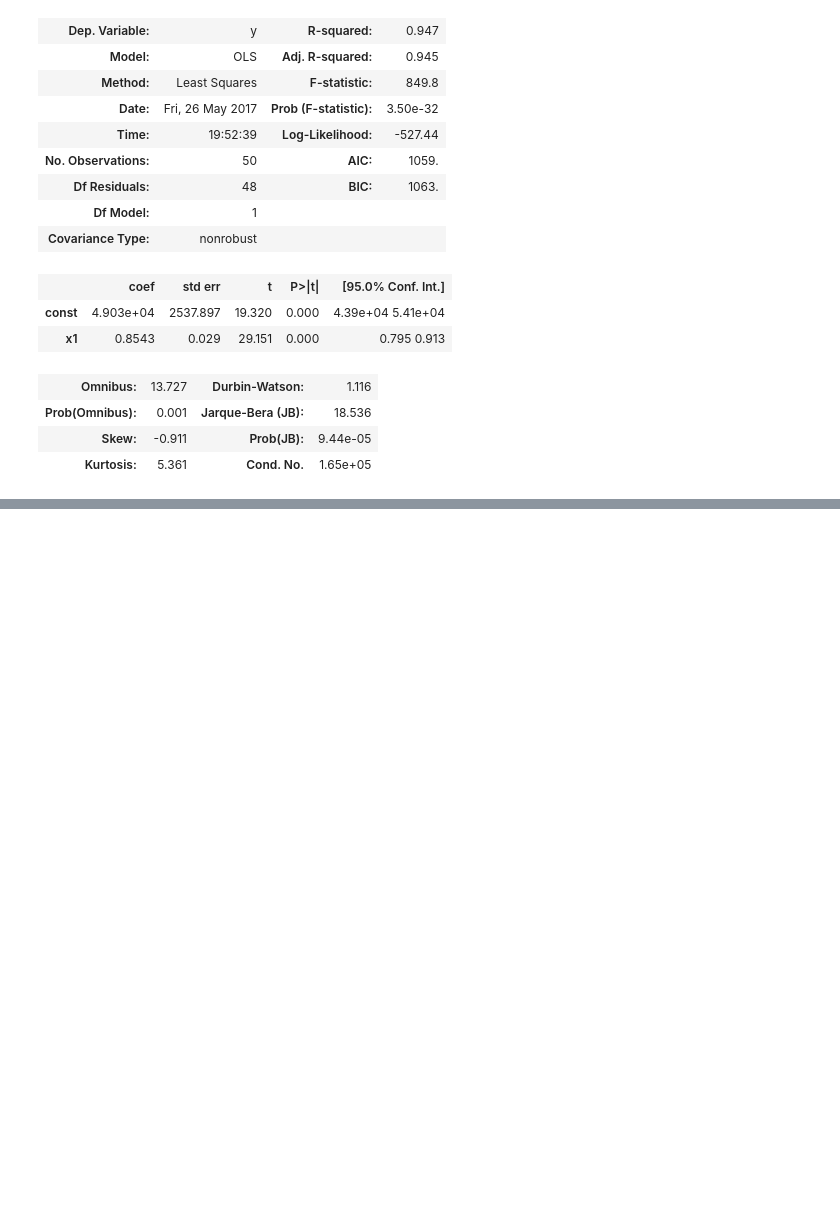
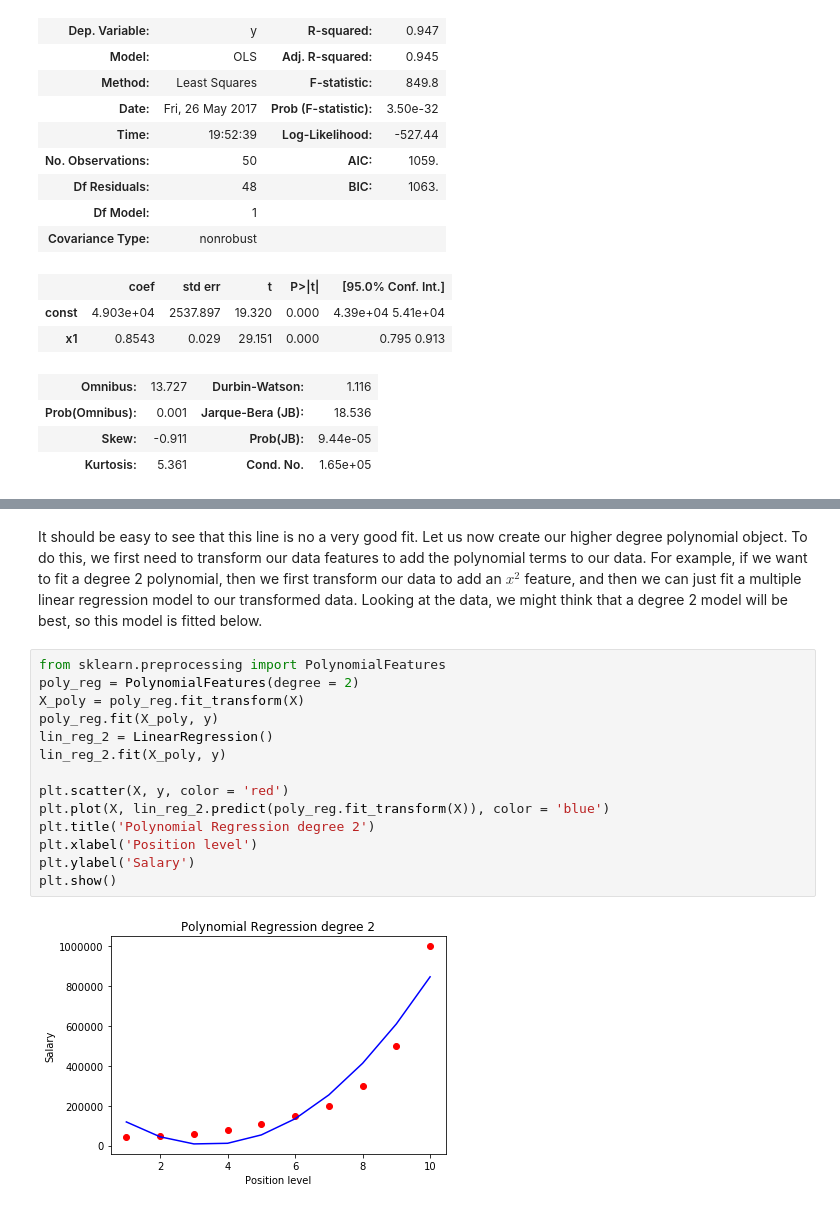
Before and after one commit to bgreenawald/Machine-Learning-Notebooks, a Jupyter notebook: Regression Notebook.ipynb, the cells around one changed output, grey strips where cells are left out. Cells and saved outputs as stored; diff of their text form; blank space fills up the shorter version.

```diff
--- a/Regression Notebook.ipynb
+++ b/Regression Notebook.ipynb
@@ -168,0 +204,18 @@ This output is the final output from our backward elimination model. We see all
+# %% [markdown]
+It should be easy to see that this line is no a very good fit. Let us now create our higher degree polynomial object. To do this, we first need to transform our data features to add the polynomial terms to our data. For example, if we want to fit a degree 2 polynomial, then we first transform our data to add an $x^2$ feature, and then we can just fit a multiple linear regression model to our transformed data. Looking at the data, we might think that a degree 2 model will be best, so this model is fitted below.
+# %%
+from sklearn.preprocessing import PolynomialFeatures
+poly_reg = PolynomialFeatures(degree = 2)
+X_poly = poly_reg.fit_transform(X)
+poly_reg.fit(X_poly, y)
+lin_reg_2 = LinearRegression()
+lin_reg_2.fit(X_poly, y)
+
+plt.scatter(X, y, color = 'red')
+plt.plot(X, lin_reg_2.predict(poly_reg.fit_transform(X)), color = 'blue')
+plt.title('Polynomial Regression degree 2')
+plt.xlabel('Position level')
+plt.ylabel('Salary')
+plt.show()
+# %% [output]
+[figure, added]
```
Also changed, not shown: parts of 10 cells of this notebook, 1 other file.
